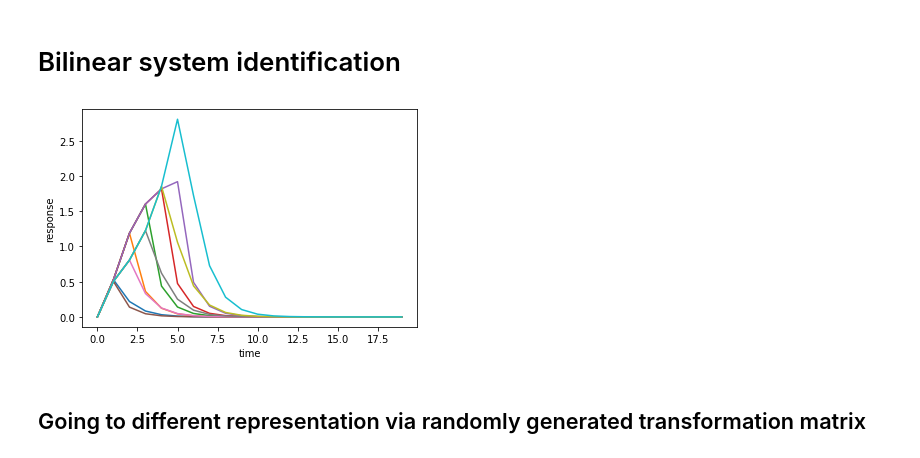
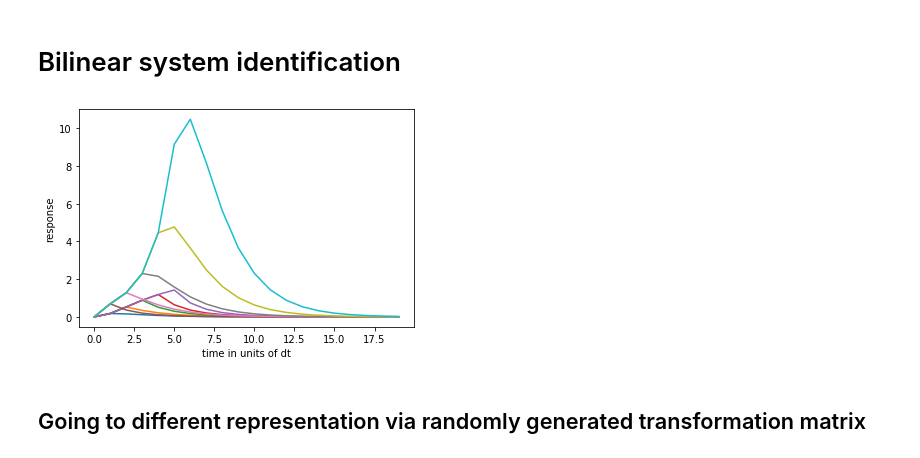
Before and after one commit to dibondar/QSystemIdentification, a Jupyter notebook: bilinear_sys_identification.ipynb, the cells around one changed output. Cells and saved outputs as stored; diff of their text form; code cells hidden in the pictures.

```diff
--- a/bilinear_sys_identification.ipynb
+++ b/bilinear_sys_identification.ipynb
@@ -7,6 +7,12 @@ from scipy.linalg import svd
 import matplotlib.pyplot as plt
 from scipy.linalg import logm, expm, funm
 from scipy.special import factorial
+# %%
+# Magnitudes of the controls
+v1 = 1.
+v2 = 2.
+# time step for measurements
+dt = 0.5
 # %%
 def response(*, Ac, Bc, Nc1, Nc2, C):
 
@@ -16,7 +22,7 @@ def response(*, Ac, Bc, Nc1, Nc2, C):
         """
         return (Ac + Nc1 * u1 + Nc2 * u2) @ x + Bc @ (u1, u2)
 
-    time = np.arange(20)
+    time = dt * np.arange(20)
 
     # save response when only u1 is on
     responces_1 = []
@@ -26,7 +32,7 @@ def response(*, Ac, Bc, Nc1, Nc2, C):
 
     for n in range(2, 7):
         # response when only u1 is on
-        y_on = odeint(rhs_eq, np.zeros(2), time[:n], args=(1., 0.))
+        y_on = odeint(rhs_eq, np.zeros(2), time[:n], args=(v1, 0.))
         y_off = odeint(rhs_eq, y_on[-1], time[(n-1):], args=(0., 0.))[1:]
 
         responces_1.append(
@@ -34,7 +40,7 @@ def response(*, Ac, Bc, Nc1, Nc2, C):
         )
 
         # response when only u2 is on
-        y_on = odeint(rhs_eq, np.zeros(2), time[:n], args=(0., 1.))
+        y_on = odeint(rhs_eq, np.zeros(2), time[:n], args=(0., v2))
         y_off = odeint(rhs_eq, y_on[-1], time[(n-1):], args=(0., 0.))[1:]
 
         responces_2.append(
@@ -54,11 +60,11 @@ orig_responces_1, orig_responces_2 = response(Ac=Ac, Bc=Bc, Nc1=Nc1, Nc2=Nc2, C=
 # %%
 plt.plot(orig_responces_1.T)
 plt.plot(orig_responces_2.T)
-plt.xlabel("time")
+plt.xlabel("time in units of dt")
 plt.ylabel("response")
 plt.show()
 # %% [output]
-[figure, old version]
+[figure, new version]
 # %% [markdown]
 ##  Going to different representation via randomly generated transformation matrix
 # %%
```
Also changed, not shown: parts of 13 cells of this notebook, 1 other file.
